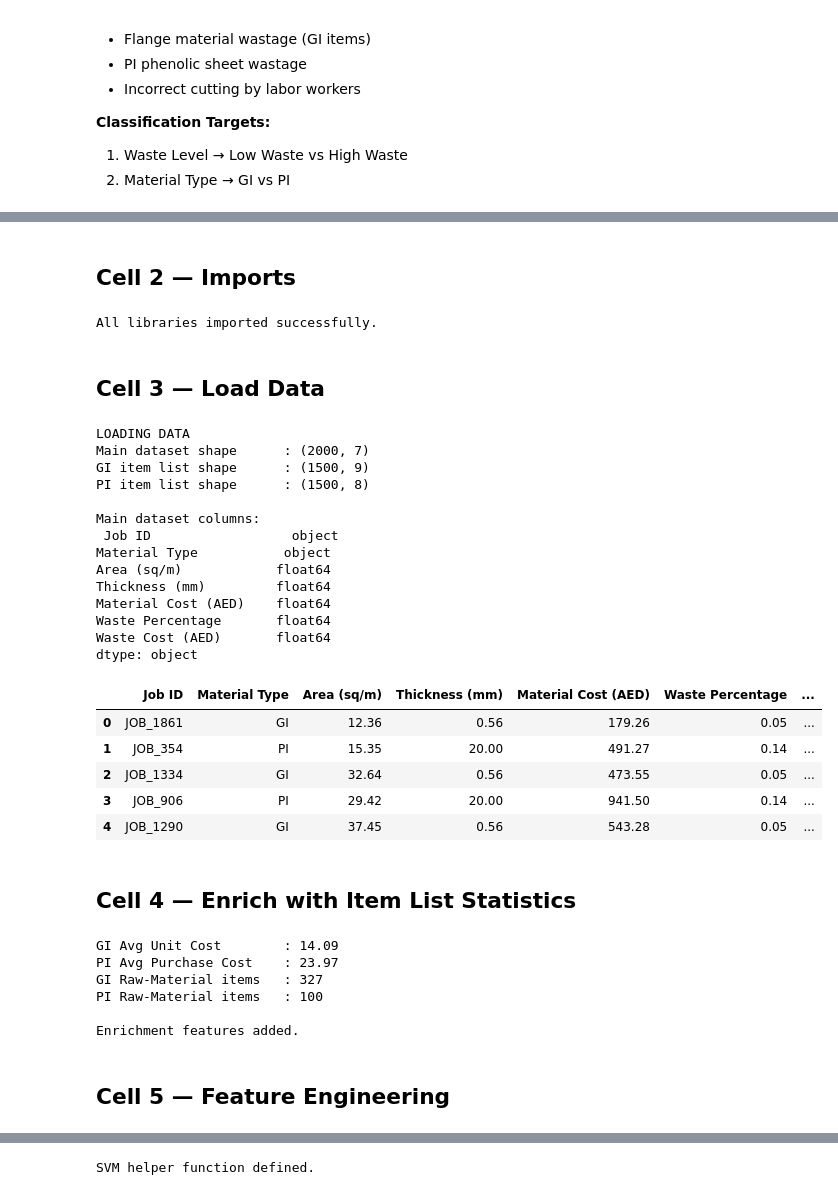
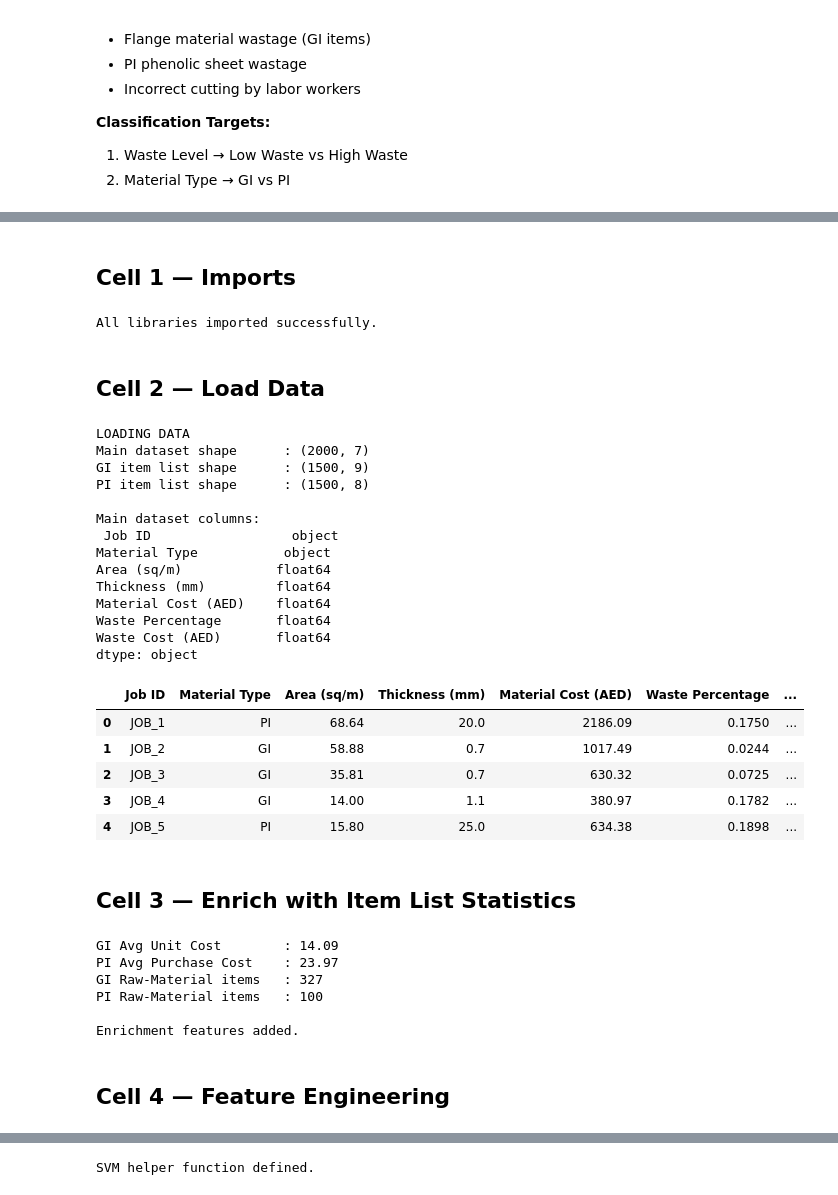
Before and after one commit to ofimikfra/CSCI323-Project, a Jupyter notebook: notebooks/SVMClassificationModel.ipynb, the cells around one changed output, grey strips where cells are left out. Drawn from its saved outputs; the diff is of its cells as text; code cells hidden in the pictures.

```diff
--- a/notebooks/SVMClassificationModel.ipynb
+++ b/notebooks/SVMClassificationModel.ipynb
@@ -24,5 +12,5 @@ Saving PI_ITEM_LIST.xlsx to PI_ITEM_LIST (1).xlsx
 # %% [markdown]
-## Cell 2 — Imports
+## Cell 1 — Imports
 # %%
 import pandas as pd
 import numpy as np
@@ -42,44 +30,44 @@ print("All libraries imported successfully.")
 # %% [output]
 All libraries imported successfully.
 # %% [markdown]
-## Cell 3 — Load Data
+## Cell 2 — Load Data
 # %%
 print("LOADING DATA")
 
-df_main = pd.read_excel("Inventory_Waste_CompanyData.xlsx")
-df_gi   = pd.read_excel("GI_ITEM_LIST.xlsx")
-df_pi   = pd.read_excel("PI_ITEM_LIST.xlsx")
+df_main = pd.read_csv("../data/Inventory_Waste_CompanyData.csv")
+df_gi   = pd.read_csv("../data/GI_ITEM_LIST.csv")
+df_pi   = pd.read_csv("../data/PI_ITEM_LIST.csv")
 
 print(f"Main dataset shape      : {df_main.shape}")
 print(f"GI item list shape      : {df_gi.shape}")
 print(f"PI item list shape      : {df_pi.shape}")
 print()
 print("Main dataset columns:\n", df_main.dtypes)
 print()
 df_main.head()
 # %% [output]
 LOADING DATA
 Main dataset shape      : (2000, 7)
 GI item list shape      : (1500, 9)
 PI item list shape      : (1500, 8)
 
 Main dataset columns:
  Job ID                  object
 Material Type           object
 Area (sq/m)            float64
 Thickness (mm)         float64
 Material Cost (AED)    float64
 Waste Percentage       float64
 Waste Cost (AED)       float64
 dtype: object
 |  | Job ID | Material Type | Area (sq/m) | Thickness (mm) | Material Cost (AED) | Waste Percentage | ... |
-| 0 | JOB_1861 | GI | 12.36 | 0.56 | 179.26 | 0.05 | ... |
-| 1 | JOB_354 | PI | 15.35 | 20.00 | 491.27 | 0.14 | ... |
-| 2 | JOB_1334 | GI | 32.64 | 0.56 | 473.55 | 0.05 | ... |
-| 3 | JOB_906 | PI | 29.42 | 20.00 | 941.50 | 0.14 | ... |
-| 4 | JOB_1290 | GI | 37.45 | 0.56 | 543.28 | 0.05 | ... |
+| 0 | JOB_1 | PI | 68.64 | 20.0 | 2186.09 | 0.1750 | ... |
+| 1 | JOB_2 | GI | 58.88 | 0.7 | 1017.49 | 0.0244 | ... |
+| 2 | JOB_3 | GI | 35.81 | 0.7 | 630.32 | 0.0725 | ... |
+| 3 | JOB_4 | GI | 14.00 | 1.1 | 380.97 | 0.1782 | ... |
+| 4 | JOB_5 | PI | 15.80 | 25.0 | 634.38 | 0.1898 | ... |
 # %% [markdown]
-## Cell 4 — Enrich with Item List Statistics
+## Cell 3 — Enrich with Item List Statistics
 # %%
 gi_avg_unit_cost = df_gi["Unit Cost"].mean()
 pi_avg_cost      = df_pi["Purchase Cost"].mean()
@@ -110,7 +98,7 @@ PI Raw-Material items   : 100
 
 Enrichment features added.
 # %% [markdown]
-## Cell 5 — Feature Engineering
+## Cell 4 — Feature Engineering
 # %%
 print("FEATURE ENGINEERING")
 
```
Also changed, not shown: parts of 16 cells of this notebook, 4 other files.
